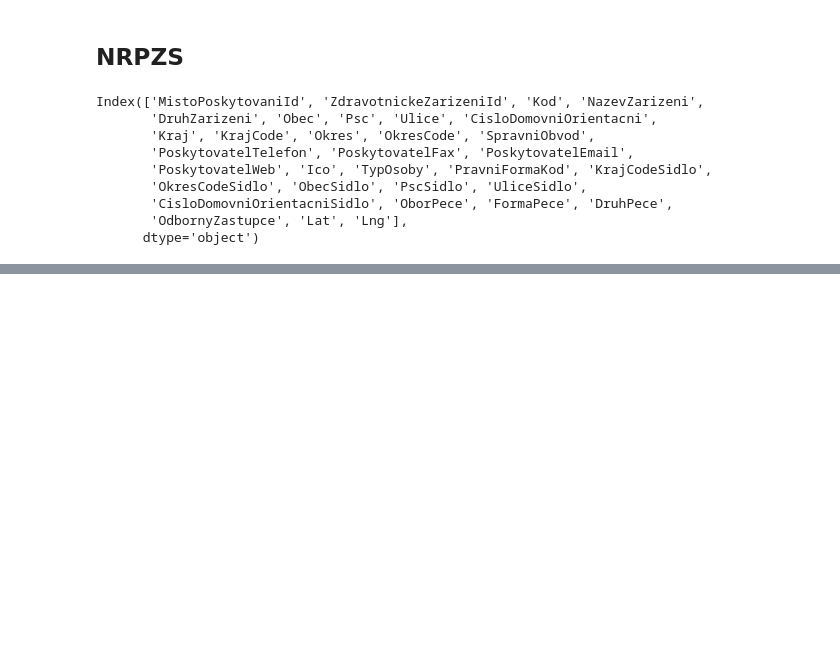
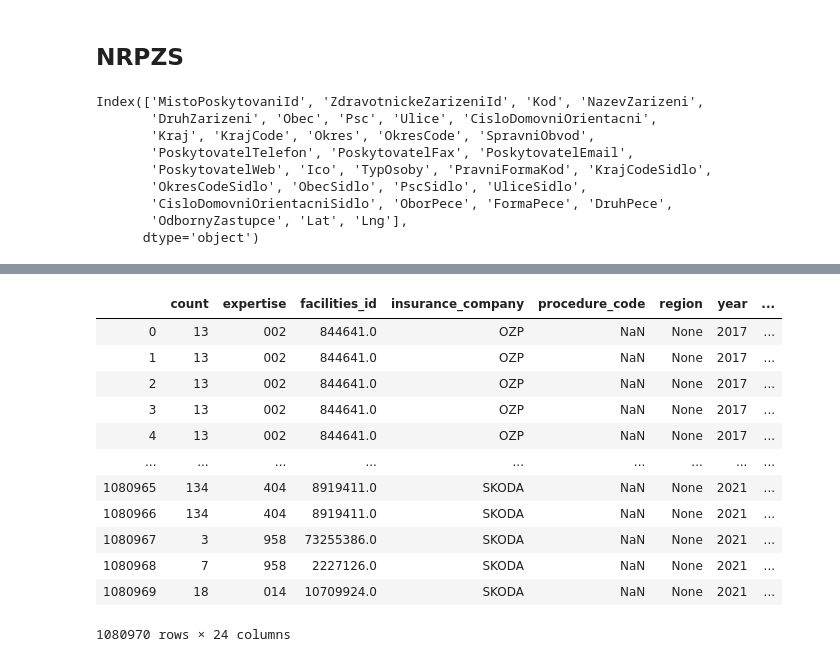
Before and after one commit to opendatalabcz/mapa-zdravi, a Jupyter notebook: src/scripts/ins_parsing.ipynb, the cells around one changed output, grey strips where cells are left out. Drawn from its saved outputs; the diff is of its cells as text; code cells hidden in the pictures; blank space fills up the shorter version.

Commit message:
facilities merge + codes for healthcare

```diff
--- a/src/scripts/ins_parsing.ipynb
+++ b/src/scripts/ins_parsing.ipynb
@@ -91,6 +109,7 @@ memory usage: 53.7+ MB
 ## NRPZS
 # %%
 nrpzs = pd.read_csv(PATH_RAW+'nrpzs.csv')
+nrpzs = pd.read_csv('https://opendata.mzcr.cz/data/nrpzs/narodni-registr-poskytovatelu-zdravotnich-sluzeb.csv')
 nrpzs.columns
 # %% [output]
 Index(['MistoPoskytovaniId', 'ZdravotnickeZarizeniId', 'Kod', 'NazevZarizeni',
@@ -102,8 +121,3 @@ Index(['MistoPoskytovaniId', 'ZdravotnickeZarizeniId', 'Kod', 'NazevZarizeni',
        'CisloDomovniOrientacniSidlo', 'OborPece', 'FormaPece', 'DruhPece',
        'OdbornyZastupce', 'Lat', 'Lng'],
       dtype='object')
-# %%
-nrpzs = nrpzs[[x for x in nrpzs.columns if not 'Poskytovatel' in x and not 'Code' in x and not 'Kod' in x]]
-display(nrpzs.columns)
-
-nrpzs.head()
@@ -152,7 +127,5 @@ Name: MistoPoskytovaniId, dtype: int64
 # %%
-nrpzs = nrpzs[['MistoPoskytovaniId', 'ZdravotnickeZarizeniId', 'NazevZarizeni',
+nrpzs = nrpzs[['MistoPoskytovaniId', 'ZdravotnickeZarizeniId', 'NazevZarizeni', 'Ico',
                'DruhZarizeni', 'Obec', 'Psc', 'Ulice', 'CisloDomovniOrientacni',
                'Kraj', 'Okres', 'SpravniObvod', 'OborPece', 'FormaPece',
                'DruhPece', 'Lat', 'Lng']]
-
-nrpzs.DruhPece.value_counts()
@@ -176,0 +132,3 @@ Name: DruhPece, dtype: int64
+# %%
+ic = pd.read_feather(PATH_INTERMEDIATE+'insurance_companies.ftr').set_index('index')
+ic
@@ -176,0 +153,20 @@ Name: DruhPece, dtype: int64
+# %%
+f_ids = set(ic.facilities_id.unique())
+icos = set(nrpzs.Ico.unique())
+len(f_ids.difference(icos)), len(icos.difference(f_ids))
+
+pd.merge(ic, nrpzs, left_on='facilities_id', right_on='Ico')
+# %% [output]
+|  | count | expertise | facilities_id | insurance_company | procedure_code | region | year | ... |
+| 0 | 13 | 002 | 844641.0 | OZP | NaN | None | 2017 | ... |
+| 1 | 13 | 002 | 844641.0 | OZP | NaN | None | 2017 | ... |
+| 2 | 13 | 002 | 844641.0 | OZP | NaN | None | 2017 | ... |
+| 3 | 13 | 002 | 844641.0 | OZP | NaN | None | 2017 | ... |
+| 4 | 13 | 002 | 844641.0 | OZP | NaN | None | 2017 | ... |
+| ... | ... | ... | ... | ... | ... | ... | ... | ... |
+| 1080965 | 134 | 404 | 8919411.0 | SKODA | NaN | None | 2021 | ... |
+| 1080966 | 134 | 404 | 8919411.0 | SKODA | NaN | None | 2021 | ... |
+| 1080967 | 3 | 958 | 73255386.0 | SKODA | NaN | None | 2021 | ... |
+| 1080968 | 7 | 958 | 2227126.0 | SKODA | NaN | None | 2021 | ... |
+| 1080969 | 18 | 014 | 10709924.0 | SKODA | NaN | None | 2021 | ... |
+1080970 rows × 24 columns
```
Also changed, not shown: parts of 11 cells of this notebook.
